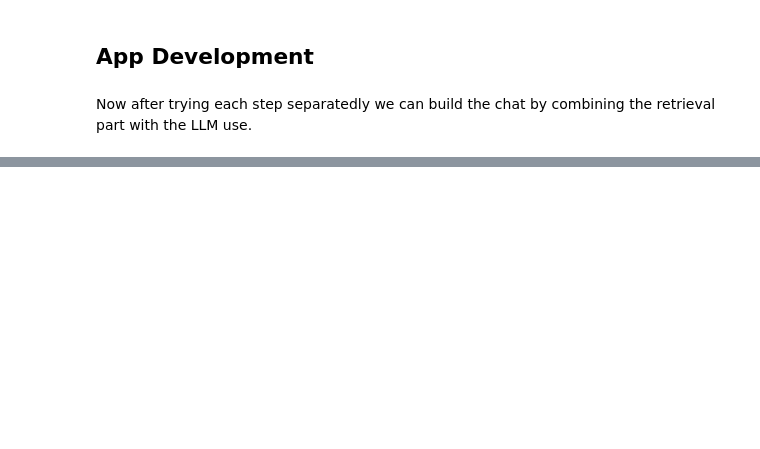
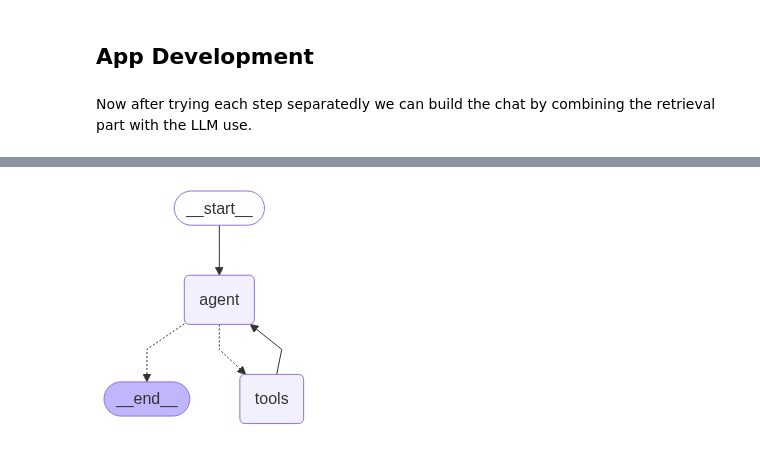
Before and after one commit to Gaizka-Menendez/tourist-guide, a Jupyter notebook: src/tourist_guide.ipynb, the cells around one changed output, grey strips where cells are left out. Drawn from its saved outputs; the diff is of its cells as text; code cells hidden in the pictures; blank space fills up the shorter version.

```diff
--- a/src/tourist_guide.ipynb
+++ b/src/tourist_guide.ipynb
@@ -160,7 +163,7 @@ tourist_guide_llm = init_chat_model("gemini-2.0-flash", model_provider="google_g
 question = "que puedo ver en Bilbao?"
 
 retrieved_docs = vector_store.similarity_search(question, k=4)
-# docs_content = "\n\n".join(doc.page_content for doc in retrieved_docs)
+docs_content = "\n\n".join(doc.page_content for doc in retrieved_docs)
 
 print(f"Retrieved context:\n{retrieved_docs}\n")
 # %% [output]
@@ -268,0 +516,8 @@ graph = graph_builder.compile()
+# %%
+from langgraph.checkpoint.memory import MemorySaver
+
+memory = MemorySaver()
+graph = graph_builder.compile(checkpointer=memory)
+
+# Debemos especificar un ID para el hilo de conversación
+config = {"configurable": {"thread_id": "00001"}}
@@ -268,0 +551,12 @@ graph = graph_builder.compile()
+# %%
+from langgraph.prebuilt import create_react_agent
+
+agent_executor = create_react_agent(
+    model=tourist_guide_llm,
+    tools=[retrieve],
+    checkpointer=memory
+)
+# %%
+display(Image(agent_executor.get_graph().draw_mermaid_png()))
+# %% [output]
+[figure, added]
```
Also changed, not shown: parts of 18 cells of this notebook, 1 other file.
